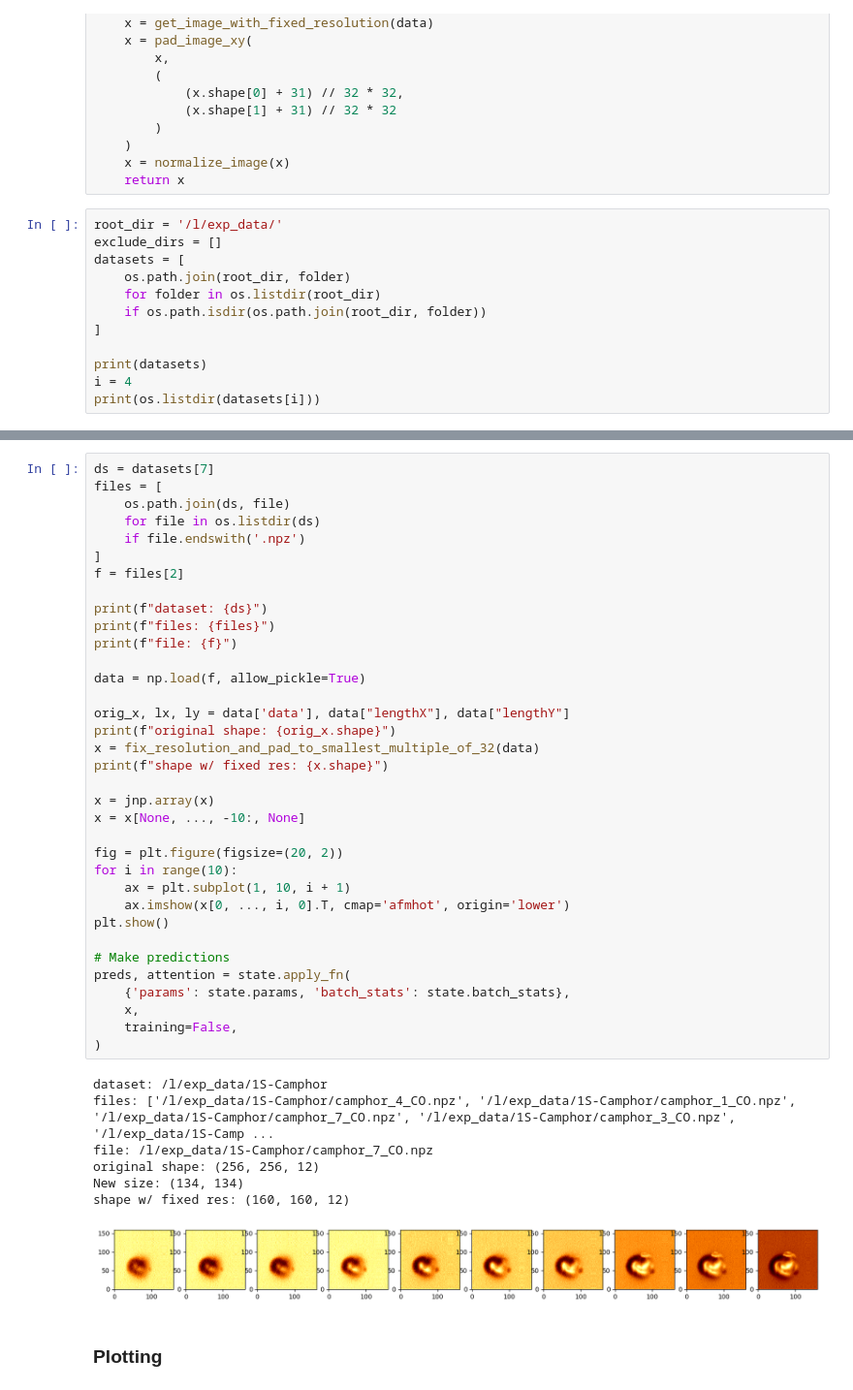
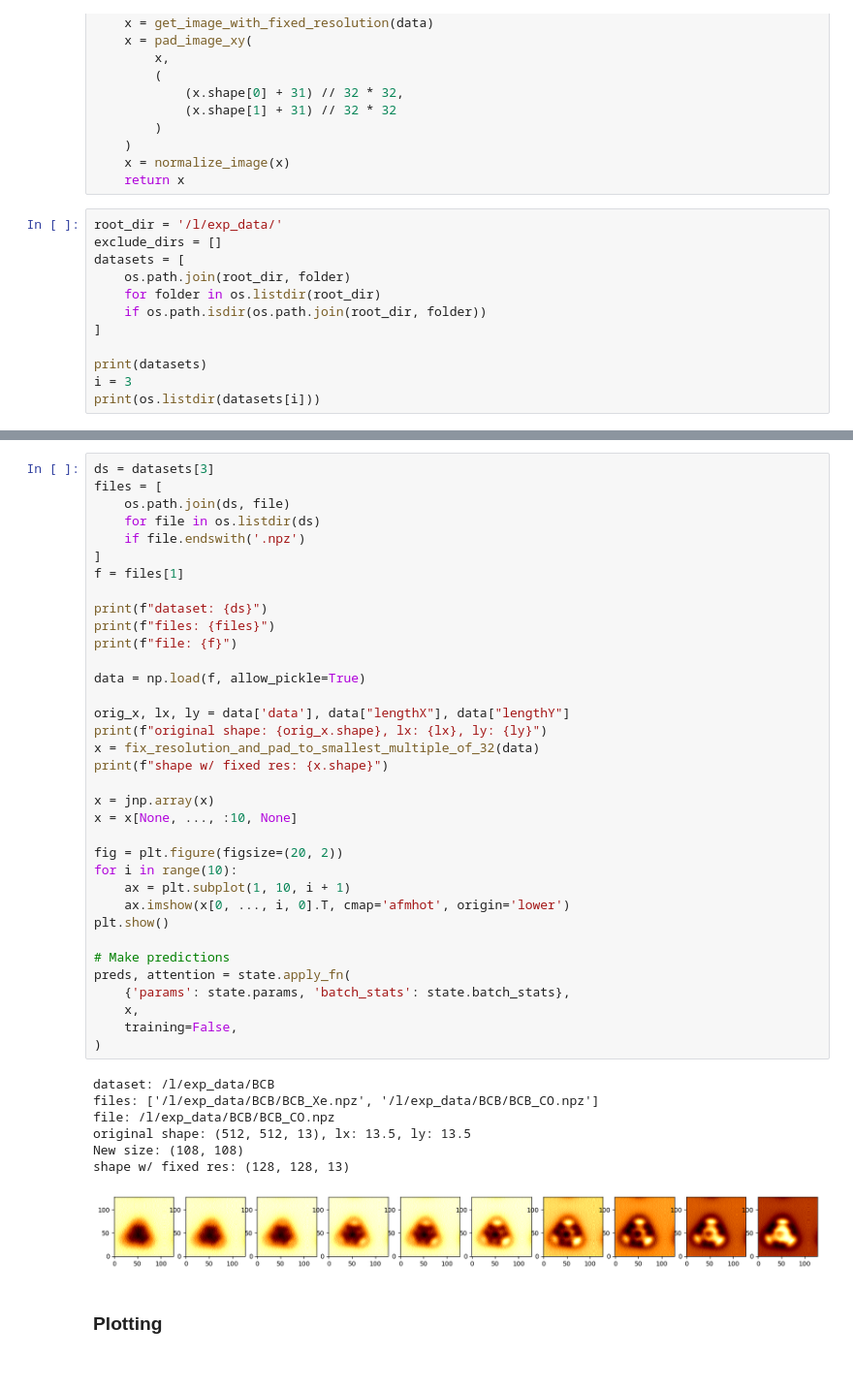
Before and after one commit to LauriKurki/molecule-net, a Jupyter notebook: notebooks/predict_experiments.ipynb, the cells around one changed output, grey strips where cells are left out. Shown at 97% size. Drawn from its saved outputs; the diff is of its cells as text.

```diff
--- a/notebooks/predict_experiments.ipynb
+++ b/notebooks/predict_experiments.ipynb
@@ -141,7 +141,7 @@ datasets = [
 ]
 
 print(datasets)
-i = 4
+i = 3
 print(os.listdir(datasets[i]))
 # %% [output]
 ['/l/exp_data/Br-Cl-I-Benzene', '/l/exp_data/Xylotetraose', '/l/exp_data/22Bipyrimidine', '/l/exp_data/BCB', '/l/exp_data/Water', '/l/exp_data/PTCDA', '/l/exp_data/DBBA', '/l/exp_data/1S-Camphor', '/l ...
@@ -149,46 +149,46 @@ print(os.listdir(datasets[i]))
 # %%
-ds = datasets[7]
+ds = datasets[3]
 files = [
     os.path.join(ds, file)
     for file in os.listdir(ds)
     if file.endswith('.npz')
 ]
-f = files[2]
+f = files[1]
 
 print(f"dataset: {ds}")
 print(f"files: {files}")
 print(f"file: {f}")
 
 data = np.load(f, allow_pickle=True)
 
 orig_x, lx, ly = data['data'], data["lengthX"], data["lengthY"]
-print(f"original shape: {orig_x.shape}")
+print(f"original shape: {orig_x.shape}, lx: {lx}, ly: {ly}")
 x = fix_resolution_and_pad_to_smallest_multiple_of_32(data)
 print(f"shape w/ fixed res: {x.shape}")
 
 x = jnp.array(x)
-x = x[None, ..., -10:, None]
+x = x[None, ..., :10, None]
 
 fig = plt.figure(figsize=(20, 2))
 for i in range(10):
     ax = plt.subplot(1, 10, i + 1)
     ax.imshow(x[0, ..., i, 0].T, cmap='afmhot', origin='lower')
 plt.show()
 
 # Make predictions
 preds, attention = state.apply_fn(
     {'params': state.params, 'batch_stats': state.batch_stats},
     x,
     training=False,
 )
 # %% [output]
-dataset: /l/exp_data/1S-Camphor
-files: ['/l/exp_data/1S-Camphor/camphor_4_CO.npz', '/l/exp_data/1S-Camphor/camphor_1_CO.npz', '/l/exp_data/1S-Camphor/camphor_7_CO.npz', '/l/exp_data/1S-Camphor/camphor_3_CO.npz', '/l/exp_data/1S-Camp ...
-file: /l/exp_data/1S-Camphor/camphor_7_CO.npz
-original shape: (256, 256, 12)
-New size: (134, 134)
-shape w/ fixed res: (160, 160, 12)
+dataset: /l/exp_data/BCB
+files: ['/l/exp_data/BCB/BCB_Xe.npz', '/l/exp_data/BCB/BCB_CO.npz']
+file: /l/exp_data/BCB/BCB_CO.npz
+original shape: (512, 512, 13), lx: 13.5, ly: 13.5
+New size: (108, 108)
+shape w/ fixed res: (128, 128, 13)
-[figure, old version]
+[figure, new version]
 # %% [markdown]
 ### Plotting
 # %%
```
Also changed, not shown: parts of 6 cells of this notebook, 1 other file.
